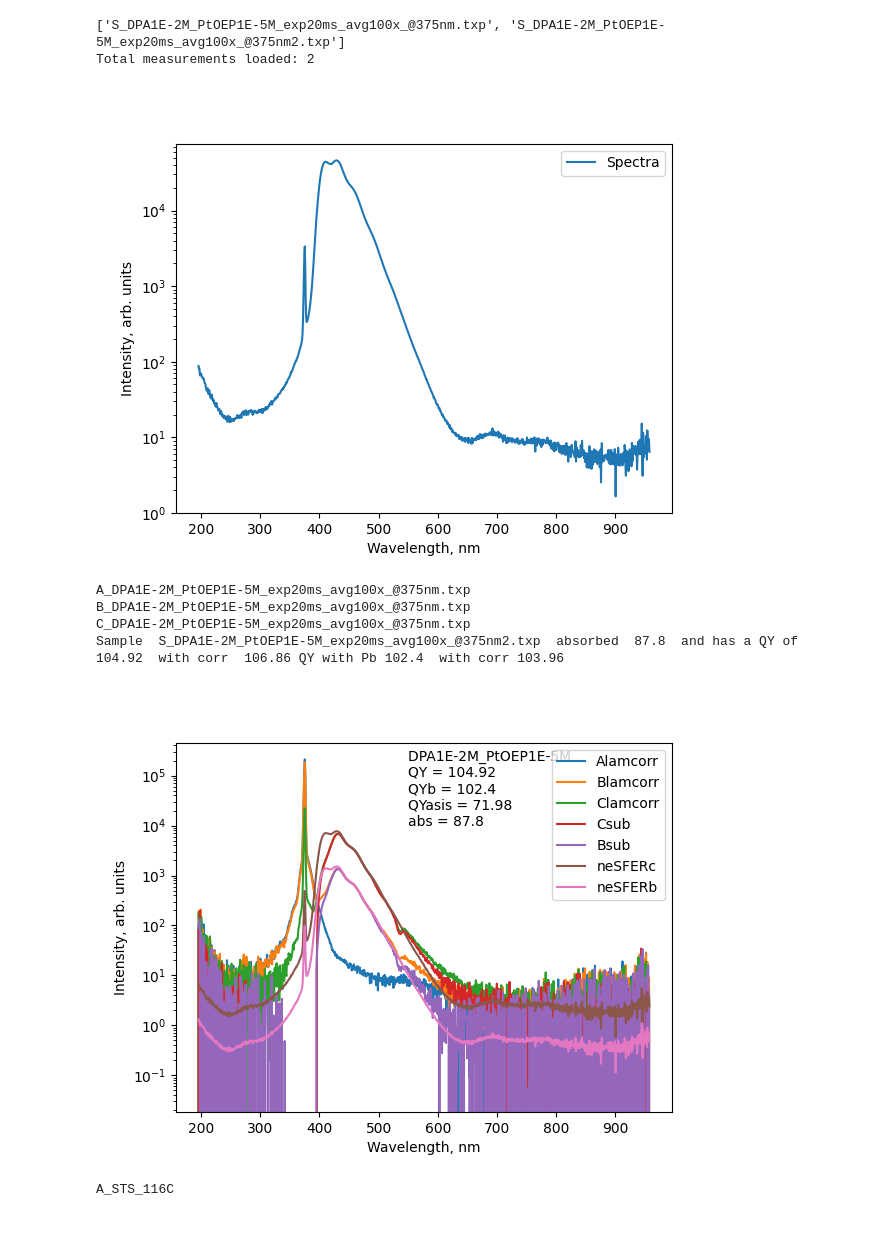
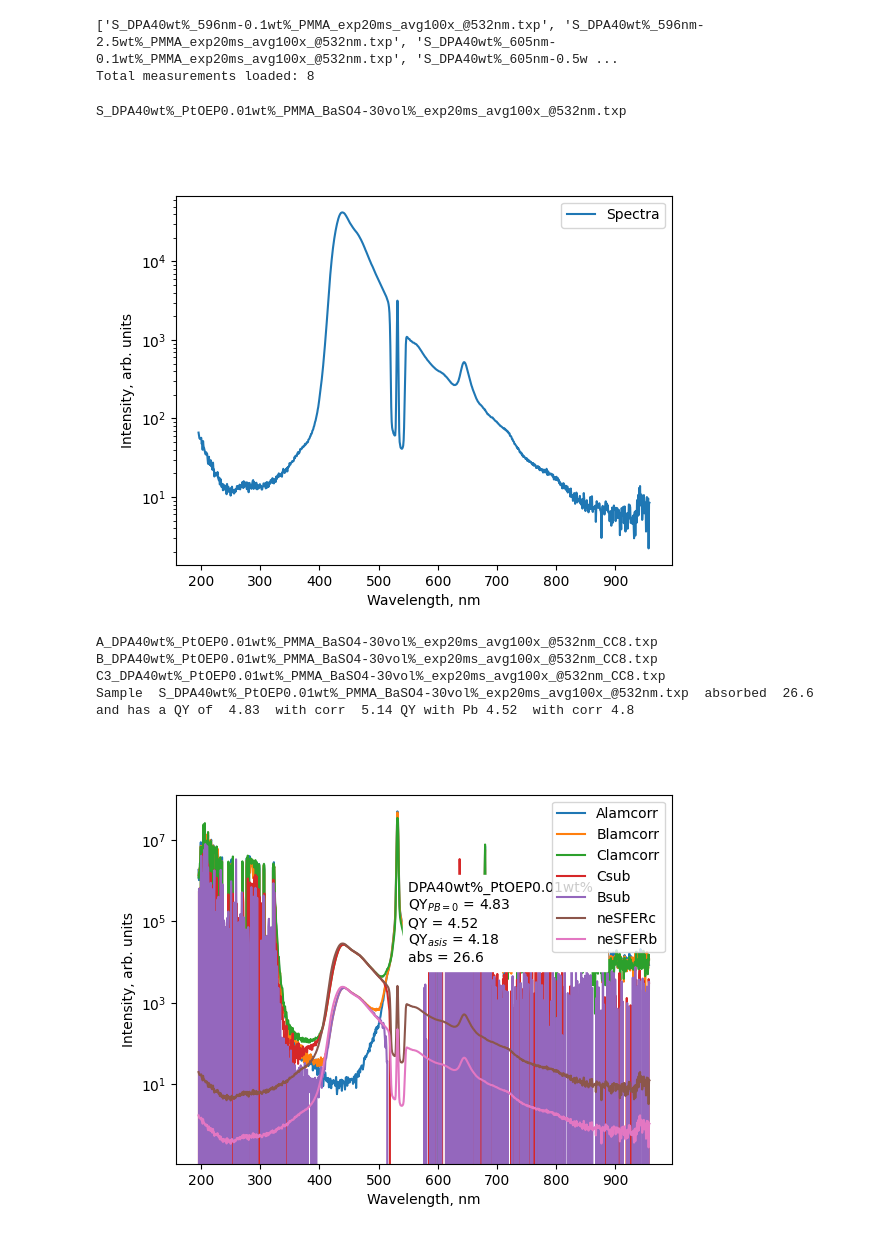
Before and after one commit to Ironslice/FTMC-Scripts, a Jupyter notebook: QY calc.ipynb, the cells around one changed output. Cells and saved outputs as stored; diff of their text form; code cells hidden in the pictures.

```diff
--- a/QY calc.ipynb
+++ b/QY calc.ipynb
@@ -25,10 +26,11 @@ def displayall ():
 spherecorrection = 'Edinburgh'  #    'Edinburgh'     OR     'Green'
 #String to look for in files:
 lookout = 'S_' # DEFAULT 'S_' use more specific string if there are too many matches
+whereami = os.getcwd()
 if spherecorrection == 'Edinburgh':
-    spherecorr = pd.read_csv(r'C:\Users\Manvydas\Desktop\FTMC\Github\FTMC-Scripts\corrections\Z_Edinburg2019Stepono.dat', delimiter='\t', index_col=None, header=0)
+    spherecorr = pd.read_csv(whereami + '\\corrections\\Z_Edinburg2019Stepono.dat', delimiter='\t', index_col=None, header=0)
 elif spherecorrection == 'Green':
-    spherecorr = pd.read_csv(r'C:\Users\Manvydas\Desktop\FTMC\Github\FTMC-Scripts\corrections\Z_Green2019.dat', delimiter='\t', index_col=None, header=0)
+    spherecorr = pd.read_csv(whereami + '\\corrections\\Z_Green2019.dat', delimiter='\t', index_col=None, header=0)
 else:
     print('Invalid sphere correction')
 spherecorr.columns = ['WL', 'corr']
@@ -37,13 +39,15 @@ used = set()
 df = pd.DataFrame()
 names = os.listdir(path)
 namesspectra = [x for x in names if lookout in x and '.txp' in x]
+
 print(namesspectra)
 print('Total measurements loaded:', len(namesspectra))
 # %% [output]
-['S_DPA1E-2M_PtOEP1E-5M_exp20ms_avg100x_@375nm.txp', 'S_DPA1E-2M_PtOEP1E-5M_exp20ms_avg100x_@375nm2.txp']
-Total measurements loaded: 2
+['S_DPA40wt%_596nm-0.1wt%_PMMA_exp20ms_avg100x_@532nm.txp', 'S_DPA40wt%_596nm-2.5wt%_PMMA_exp20ms_avg100x_@532nm.txp', 'S_DPA40wt%_605nm-0.1wt%_PMMA_exp20ms_avg100x_@532nm.txp', 'S_DPA40wt%_605nm-0.5w ...
+Total measurements loaded: 8
 # %%
-f = 1
+f = 5
+print(namesspectra[f])
 plt.close()
 df['WL'] = pd.read_csv(path + '\\' +
                        namesspectra[f], usecols=['@0'], sep='\t')
@@ -55,26 +59,27 @@ plt.yscale('log')
 plt.legend()
 plt.show()
 # %% [output]
+S_DPA40wt%_PtOEP0.01wt%_PMMA_BaSO4-30vol%_exp20ms_avg100x_@532nm.txp
-[figure, old version]
+[figure, new version]
 # %%
 # This cell proccesses data and calculates QY
-filter = '' # example 'CC8' leave empty for no filter
-f = 1 # sample number
-measurement = 'C' # Default 'C', use this to cycle between C measurements 'C1, C2;' etc.
+filter = 'CC8_3mm' # example 'CC8' leave empty for no filter
+f = 5 # sample number
+measurement = 'C3' # Default 'C', use this to cycle between C measurements 'C1, C2;' etc.
 comment = '' + measurement
 integrate_from_spectra = 385 #350
-integrate_to_spectra = 700 #520
-integrate_from_laser = 370 #525
-integrate_to_laser = 385 #540
+integrate_to_spectra = 514 #520
+integrate_from_laser = 514 #525
+integrate_to_laser = 550 #540
 
-coff = 0.078
+coff = 0.308
 coff2 = 1
 
 abscorr = 1.6
 
 df = pd.DataFrame()
 if filter:
-    filtercorr = pd.read_csv('C:\\Users\\Manvydas\\Desktop\\FTMC\\Github\\FTMC-Scripts\\filters\\' + filter + ".csv", delimiter=';', index_col=None, header=None)
+    filtercorr = pd.read_csv(whereami + '\\filters\\' + filter + ".txt", delimiter='\t', index_col=None, header=None)
     filtercorr.columns = ['WL', 'corr']
     df['corr'] = filtercorr['corr'] / spherecorr['corr']
 else:
@@ -149,49 +154,45 @@ print(namessph.replace('B_', 'C_').replace(
     'C_' + namesspectra[f].split('_')[1], str(measurement) + '_' + namesspectra[f].split('_')[1]))
 
 print('Sample ', namesspectra[f], ' absorbed ', round(
     abs*100, 2), ' and has a QY of ', qy, ' with corr ', qy2, 'QY with Pb', qy3, ' with corr', qy4)
-message = '%s  \nQY = %s \nQYb = %s \nQYasis = %s \nabs = %s'%(namesspectra[f].split('_')[1] + '_' + namesspectra[f].split('_')[2].replace('.txp',''), qy, qy3, qyasis, abs*100)
+message = '%s  \nQY$_{PB=0}$ = %s \nQY = %s \nQY$_{as is}$ = %s \nabs = %s'%(namesspectra[f].split('_')[1] + '_' + namesspectra[f].split('_')[2].replace('.txp',''), qy, qy3, qyasis, abs*100)
 plt.xlabel('Wavelength, nm'); plt.ylabel('Intensity, arb. units')
-plt.text(550, 1E4, message, fontsize = 10) #, backgroundcolor = 'w'
+plt.text(550, 1E4, message, fontsize = 10 , backgroundcolor = 'w')
 plt.legend()
 plt.show()
 
 
 # THIS SECTION WRITES USER PARAMETERS FILE
 now = datetime.datetime.now()
 now = now.strftime("%Y/%m/%d %H:%M:%S")
-headerList = ['Time', 'Sample', 'comment', 'La', 'Lb', 'Lc', 'Pc', 'Pb', 'abs', 'abscorr', 'qy simplified no abscorr',
-              'qy simplified with abscorr', 'qy with Pb no abscorr', 'qy with Pb with abscorr', 'qy as is', 'P integrate from', 'P integrate to', 'L integrate from', 'Pc integrate to']
+headerList = ['Time', 'Sample', 'comment', 'La', 'Lb', 'Lc', 'Pc', 'Pb', 'abs', 'abscorr', 'qy Pb=0 no abscorr',
+              'qy Pb=0 with abscorr', 'qy no abscorr', 'qy with abscorr', 'qy as is', 'P integrate from', 'P integrate to', 'L integrate from', 'Pc integrate to']
 parameters_list = [now, namesspectra[f], comment, La, Lb, Lc, Pc, Pb, round(
     abs*100, 2), abscorr, qy, qy2, qy3, qy4, qyasis, integrate_from_spectra, integrate_to_spectra, integrate_from_laser, integrate_to_laser]
 csvname = os.path.join(path + "\\" + 'QY.csv')
 if not os.path.exists(csvname):
     with open(csvname, 'a', newline='') as csvfile:
         resultwriter = csv.writer(csvfile, delimiter=';')
         resultwriter.writerow(headerList)
     with open(csvname, 'a', newline='') as csvfile:
         resultwriter = csv.writer(csvfile, delimiter=';')
         resultwriter.writerow(parameters_list)
 else:
     with open(csvname, 'a', newline='') as csvfile:
         resultwriter = csv.writer(csvfile, delimiter=';')
         resultwriter.writerow(parameters_list)
     # print(df)
 
     # df = pd.read_csv(pathfullspectra + '\\' + f + namerest, usecols = ['0.000000'], sep='\t')
 # %% [output]
-A_DPA1E-2M_PtOEP1E-5M_exp20ms_avg100x_@375nm.txp
-B_DPA1E-2M_PtOEP1E-5M_exp20ms_avg100x_@375nm.txp
-C_DPA1E-2M_PtOEP1E-5M_exp20ms_avg100x_@375nm.txp
-Sample  S_DPA1E-2M_PtOEP1E-5M_exp20ms_avg100x_@375nm2.txp  absorbed  87.8  and has a QY of  104.92  with corr  106.86 QY with Pb 102.4  with corr 103.96
+A_DPA40wt%_PtOEP0.01wt%_PMMA_BaSO4-30vol%_exp20ms_avg100x_@532nm_CC8.txp
+B_DPA40wt%_PtOEP0.01wt%_PMMA_BaSO4-30vol%_exp20ms_avg100x_@532nm_CC8.txp
+C3_DPA40wt%_PtOEP0.01wt%_PMMA_BaSO4-30vol%_exp20ms_avg100x_@532nm_CC8.txp
+Sample  S_DPA40wt%_PtOEP0.01wt%_PMMA_BaSO4-30vol%_exp20ms_avg100x_@532nm.txp  absorbed  26.6  and has a QY of  4.83  with corr  5.14 QY with Pb 4.52  with corr 4.8
-[figure, old version]
+[figure, new version]
 # %%
 # This cell exports the dataset used for QY calc above
 
 csvdatname = os.path.join(path + "\\" + namesspectra[f].split('_')[1] + "_" + measurement + "_" + 'spectraldata.csv')
 df.replace([np.inf, -np.inf], 0, inplace=True)
 df.to_csv(csvdatname)
-# %%
-print(namesspectra[f].split('_e')[0])
-# %% [output]
-A_STS_116C
```
Also changed, not shown: parts of 2 cells of this notebook.
